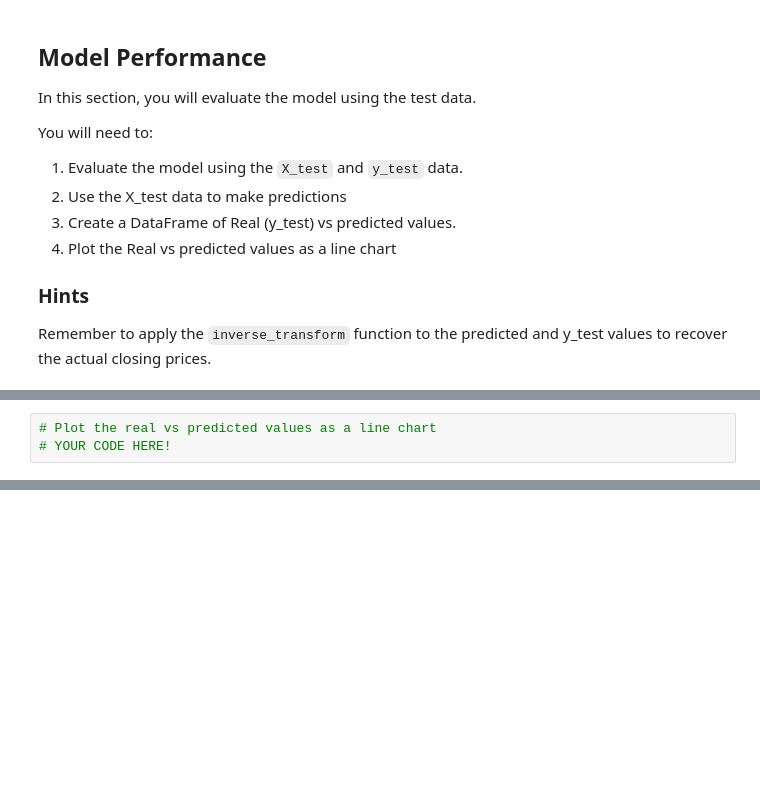
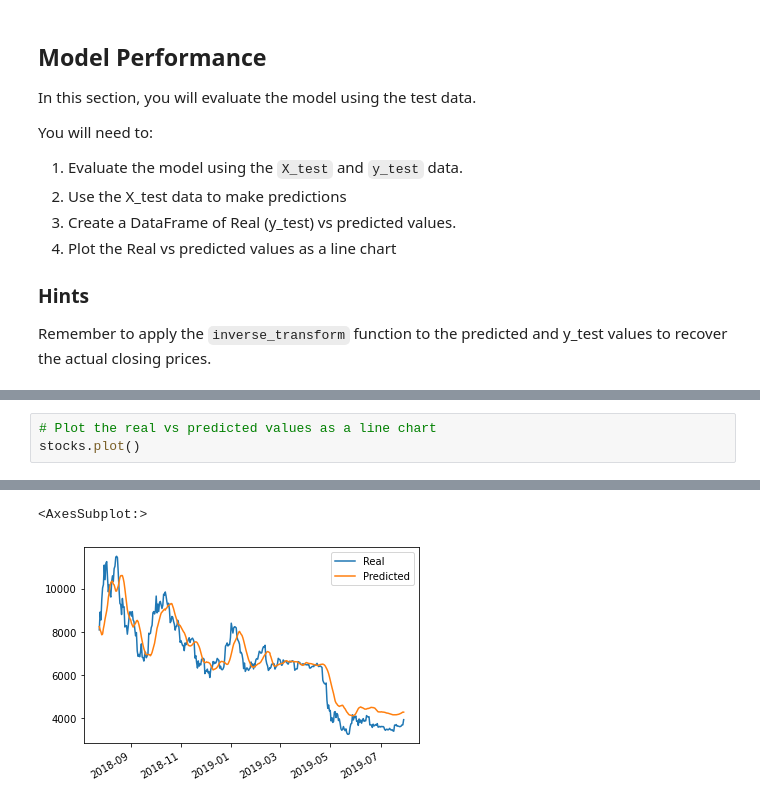
Before and after one commit to vsmolina/DeeeepLearning, a Jupyter notebook: Main/lstm_stock_predictor_closing.ipynb, the cells around one changed output, grey strips where cells are left out. Cells and saved outputs as stored; diff of their text form; blank space fills up the shorter version.

```diff
--- a/Main/lstm_stock_predictor_closing.ipynb
+++ b/Main/lstm_stock_predictor_closing.ipynb
@@ -258,4 +294,4 @@ stocks.head()
 # %%
 # Plot the real vs predicted values as a line chart
-# YOUR CODE HERE!
+stocks.plot()
 # %% [output]
@@ -262,0 +298,2 @@ stocks.head()
+<AxesSubplot:>
+[figure, added]
```
Also changed, not shown: parts of 8 cells of this notebook, 2 other files.
